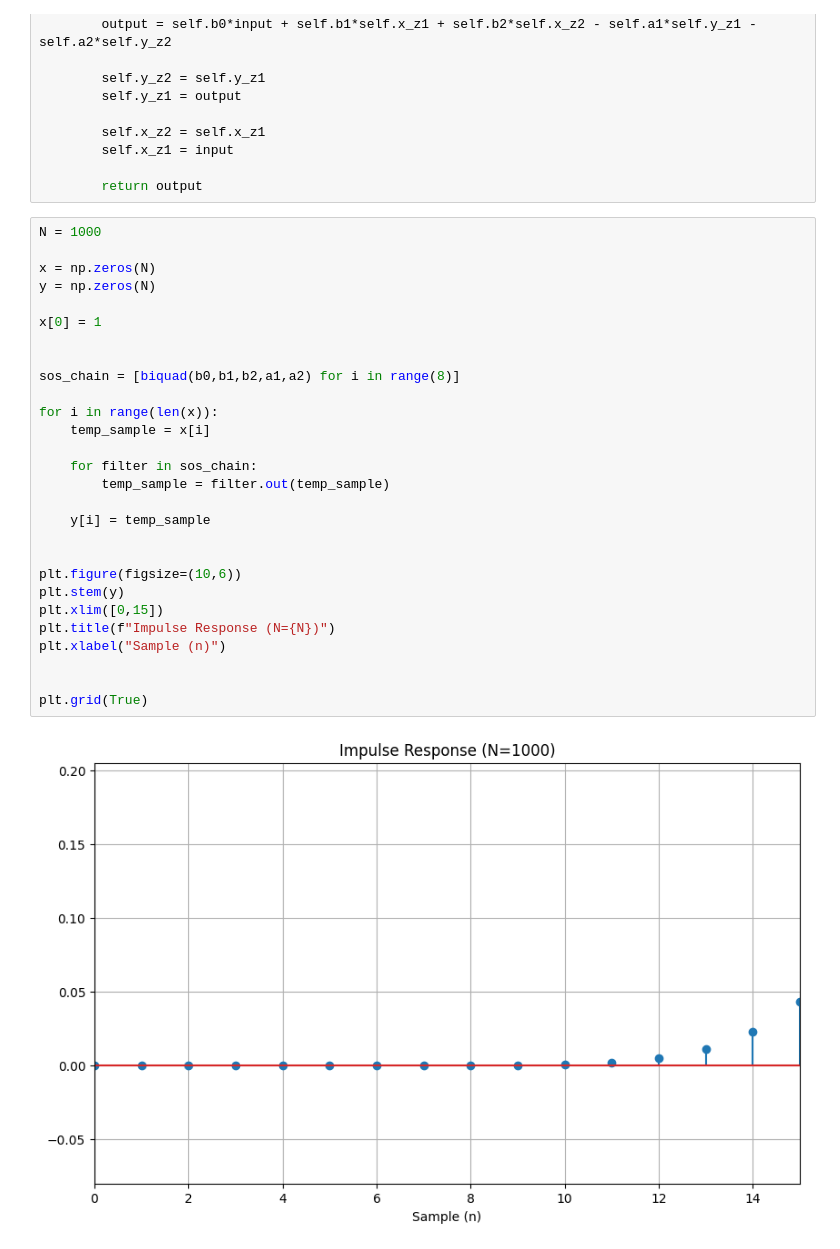
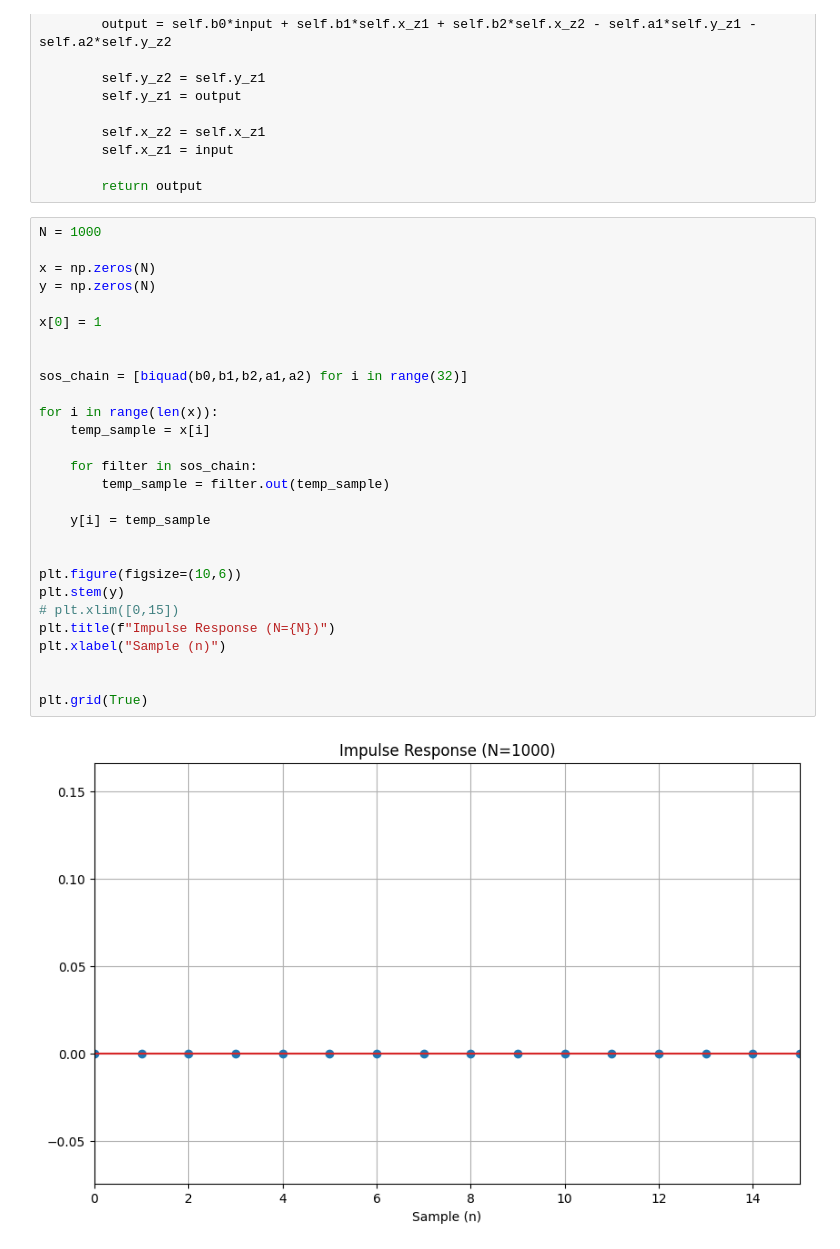
Before and after one commit to smadan755/QSPICE_DSP, a Jupyter notebook: biquad/biquad_test.ipynb, the cells around one changed output. Cells and saved outputs as stored; diff of their text form.

```diff
--- a/biquad/biquad_test.ipynb
+++ b/biquad/biquad_test.ipynb
@@ -106,33 +106,33 @@ class biquad:
 # %%
 N = 1000
 
 x = np.zeros(N)
 y = np.zeros(N)
 
 x[0] = 1
 
 
-sos_chain = [biquad(b0,b1,b2,a1,a2) for i in range(8)]
+sos_chain = [biquad(b0,b1,b2,a1,a2) for i in range(32)]
 
 for i in range(len(x)):
     temp_sample = x[i]
 
     for filter in sos_chain:
         temp_sample = filter.out(temp_sample)
 
     y[i] = temp_sample
 
 
 plt.figure(figsize=(10,6))
 plt.stem(y)
-plt.xlim([0,15])
+# plt.xlim([0,15])
 plt.title(f"Impulse Response (N={N})")
 plt.xlabel("Sample (n)")
 
 
 plt.grid(True)
 # %% [output]
-[figure, old version]
+[figure, new version]
 # %%
 import numpy as np
 import matplotlib.pyplot as plt
```
Also changed, not shown: parts of 1 cell of this notebook, 5 other files.
